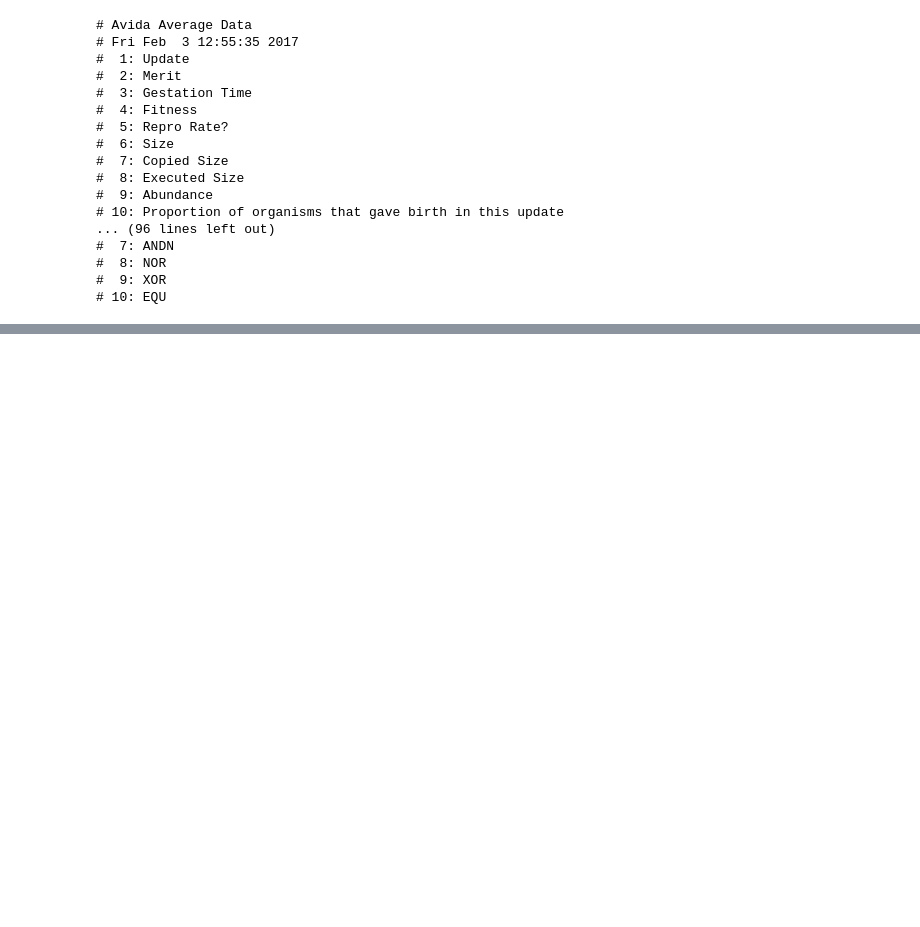
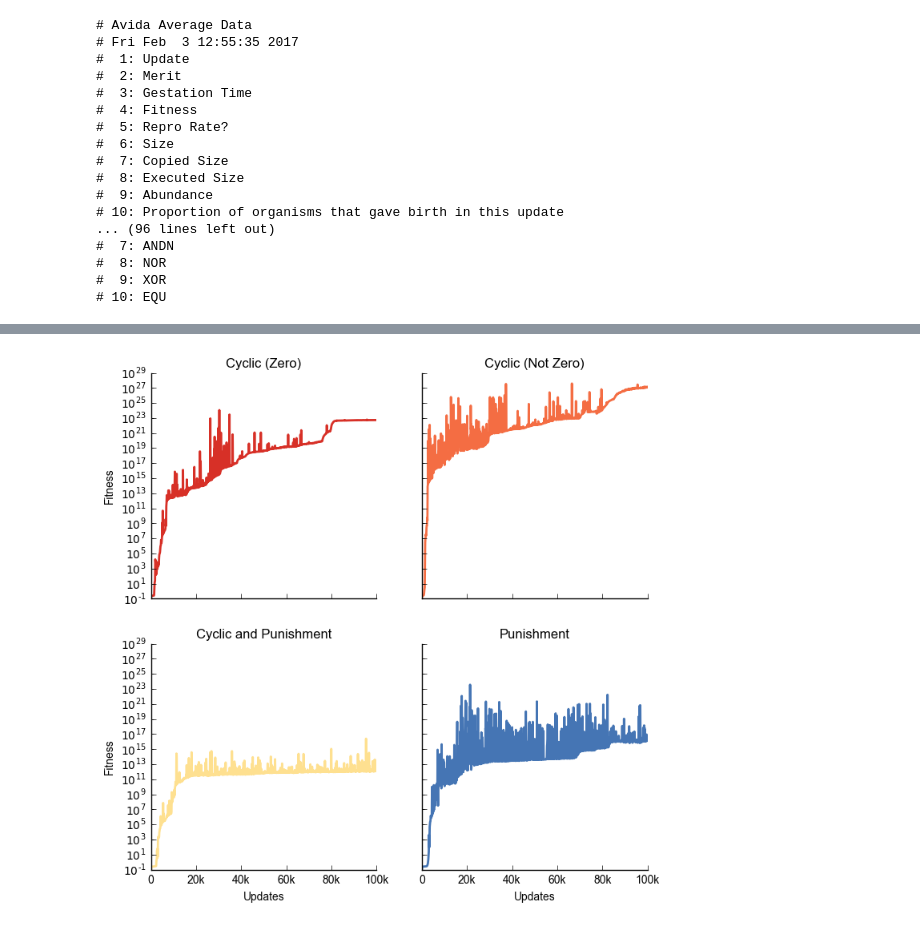
Before and after one commit to schmelling/clock_evo, a Jupyter notebook: data_analysis/data_analysis.ipynb, the cells around one changed output, grey strips where cells are left out. Drawn from its saved outputs; the diff is of its cells as text; code cells hidden in the pictures; blank space fills up the shorter version.

```diff
--- a/data_analysis/data_analysis.ipynb
+++ b/data_analysis/data_analysis.ipynb
@@ -33,7 +41,7 @@ head -14 cyclic_punish_data/run-3-cur_reactions.dat
 # %%
 def merge_reps(path, file, columns, col, skiprows=None):
 
-    df_1 = pd.read_csv("%s/run-1-%s.dat" %(path, file),
+    df_1 = pd.read_csv("../data/%s/run-1-%s.dat" %(path, file),
                        delimiter=' ', skiprows=skiprows, header=None)
 
     df_1.columns = columns
@@ -44,8 +52,11 @@ def merge_reps(path, file, columns, col, skiprows=None):
 
     for i in range(2,51):
 
-        df = pd.read_csv("%s/run-%s-%s.dat" %(path, i, file),
-                         delimiter=' ', skiprows=skiprows, header=None)
+        try:
+            df = pd.read_csv("../data/%s/run-%s-%s.dat" %(path, i, file),
+                             delimiter=' ', skiprows=skiprows, header=None)
+        except FileNotFoundError:
+            continue
 
         df.columns = columns
         df = df.dropna(axis=1)
@@ -61,5 +72,14 @@ columns = ['update','merit','gestation_time','fitness','repro_rate',
            'generation','neutral_metric','lineage_label',
            'true_replication_rate_(based_on_births/update_time-averaged)','']
 
-fitness_ave = merge_reps(path='cyclic_zero_data', file='average',
+fitness_cyc = merge_reps(path='cyclic_zero_data', file='average',
                          columns=columns, col='fitness', skiprows=19)
+
+fitness_cyc_not = merge_reps(path='cyclic_notzero_data', file='average',
+                         columns=columns, col='fitness', skiprows=19)
+
+fitness_pun = merge_reps(path='punish_value_data', file='average',
+                         columns=columns, col='fitness', skiprows=19)
+
+fitness_cp = merge_reps(path='cyclic_punish_data', file='average',
+                         columns=columns, col='fitness', skiprows=19)
@@ -126,0 +86,66 @@ plt.legend(bbox_to_anchor=(1.3,1))
+# %%
+fig, ((ax1, ax2), (ax3, ax4)) = plt.subplots(2, 2, sharex='col', sharey='row',
+                                             figsize=(8,8), facecolor='white')
+
+def clean_axes(ax):
+    ax.spines['top'].set_visible(False)
+    ax.spines['right'].set_visible(False)
+    ax.yaxis.set_ticks_position('left')
+    ax.xaxis.set_ticks_position('bottom')
+
+hfont = {'fontname':'Arial'}
+
+##############
+
+ax1.plot(fitness_cyc["update"],
+         fitness_cyc.iloc[:,1:].mean(axis=1),
+         color='#d73027', lw=2)
+
+ax1.set_ylabel("Fitness", **hfont)
+
+clean_axes(ax1)
+ax1.set_title('Cyclic (Zero)', **hfont)
+
+##############
+
+ax2.plot(fitness_cyc_not["update"],
+         fitness_cyc_not.iloc[:,1:].mean(axis=1),
+         color='#f46d43', lw=2)
+
+ax2.set_yscale('log')
+ax2.set_ylim(10e-2, 10e28)
+
+clean_axes(ax2)
+ax2.set_title('Cyclic (Not Zero)', **hfont)
+
+##############
+
+ax3.plot(fitness_pun["update"],
+         fitness_pun.iloc[:,1:].mean(axis=1),
+         color='#fee090', lw=2)
+
+ax3.set_xticklabels(['0','20k','40k','60k','80k','100k'], **hfont)
+ax3.set_xlabel("Updates", **hfont)
+ax3.set_ylabel("Fitness", **hfont)
+
+clean_axes(ax3)
+ax3.set_title('Cyclic and Punishment', **hfont)
+
+##############
+
+ax4.plot(fitness_cp["update"],
+         fitness_cp.iloc[:,1:].mean(axis=1),
+         color='#4575b4', lw=2)
+
+ax4.set_yscale('log')
+ax4.set_ylim(10e-2, 10e28)
+ax4.set_xticklabels(['0','20k','40k','60k','80k','100k'], **hfont)
+ax4.set_xlabel("Updates", **hfont)
+
+clean_axes(ax4)
+ax4.set_title('Punishment', **hfont)
+
+#save figure
+#fig.savefig('mean_fitness_per_env(n=50).pdf', format='pdf', bbox_inches='tight')
+# %% [output]
+[figure, added]
```
Also changed, not shown: parts of 11 cells of this notebook, 9 other files.
